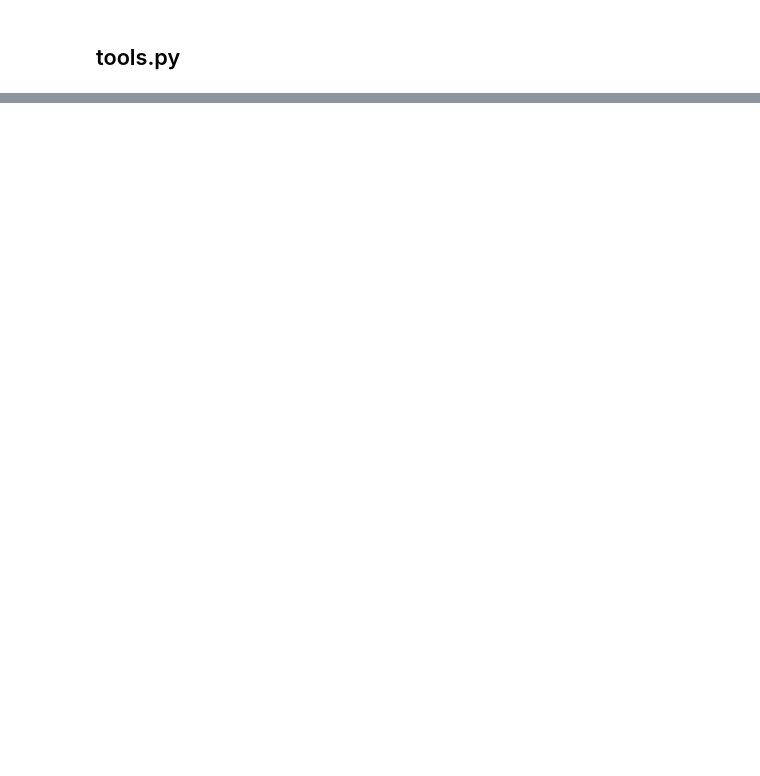
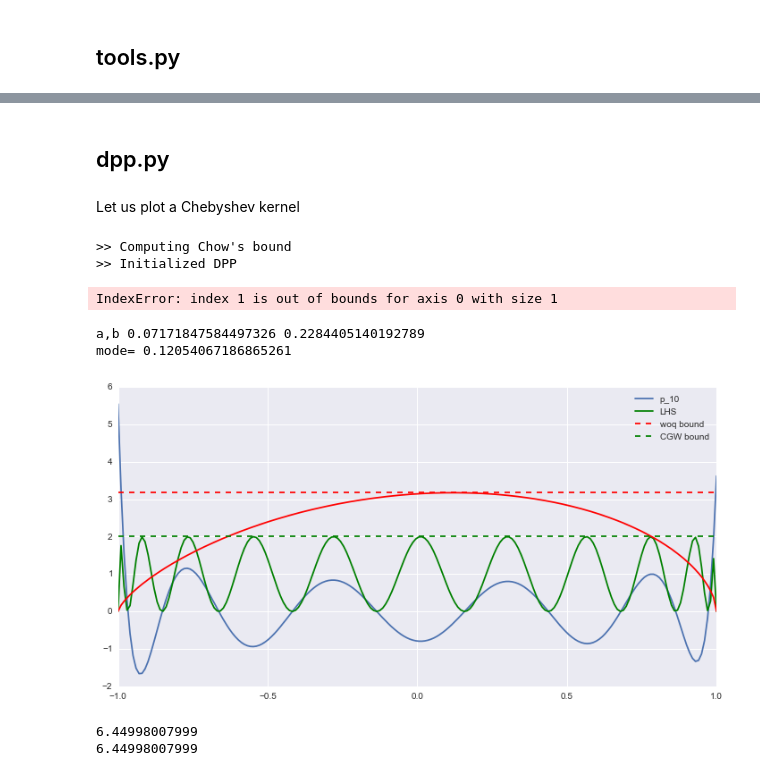
Before and after one commit to rbardenet/dppmc, a Jupyter notebook: dppmc/docs/examples.ipynb, the cells around one changed output, grey strips where cells are left out. Cells and saved outputs as stored; diff of their text form; code cells hidden in the pictures; blank space fills up the shorter version.

```diff
--- a/dppmc/docs/examples.ipynb
+++ b/dppmc/docs/examples.ipynb
@@ -38,0 +70,11 @@ for i in GradedOrder(10, 2):
+# %%
+from tools import rejectionSamplingWithBetaProposal
+# generate some bivariate Gaussian sample
+mu = .1*npr.randn(2)
+Sigma = np.eye(2) + .2*npr.randn(4).reshape((2,2))
+Sigma = .1*(Sigma+Sigma.T)
+# Check Sigma is positive definite
+print(Sigma, npl.eig(Sigma)[0])
+f = lambda x: spst.multivariate_normal(mu, Sigma).pdf(x)
+numSamples = 1000
+x = np.array([rejectionSamplingWithBetaProposal(f, f(0)*100, 2)[0] for _ in range(numSamples)])
@@ -38,0 +99,55 @@ for i in GradedOrder(10, 2):
+# %% [markdown]
+## dpp.py
+# %% [markdown]
+Let us plot a Chebyshev kernel
+# %%
+import dpp as dpplib
+numSamples = 30
+mydpp = dpplib.DPP(numSamples,1,[[-.5,-.5]],"cheby1D")
+# %% [output]
+>> Computing Chow's bound
+>> Initialized DPP
+# %%
+xplot = np.linspace(-1,1,100)
+plt.plot(xplot, [mydpp.CDKernel(np.array(x).reshape((1,)), np.array(x).reshape((1,))) for x in xplot])
+# %% [output]
+IndexError: index 1 is out of bounds for axis 0 with size 1
+# %%
+import scipy.special as sps
+import numpy.random as npr
+a = npr.rand()-.5
+b = npr.rand()-.5
+k = 10
+aa = min(a,b)
+bb = max(a,b)
+print("a,b", aa, bb)
+norm2 = spi.quad(lambda x: (1-x)**aa*(1+x)**bb*sps.jacobi(k,aa,bb,monic=1)(x)**2, -1, 1)[0]
+xplot = np.linspace(-1,1,200)
+p = lambda x: sps.jacobi(k,aa,bb,monic=1)(x)/np.sqrt(norm2)
+plt.plot(xplot, [p(x) for x in xplot], label="p_"+str(k))
+plt.plot(xplot, [np.pi*np.sqrt(1-x**2)*(1-x)**aa*(1+x)**bb*p(x)**2 for x in xplot], label= "LHS", color='g')
+
+mode = (b-a)*1./(a+b+1)
+print("mode=", mode)
+woq = lambda x: np.pi*(1-x)**(a+.5)*(1+x)**(b+.5)
+plt.plot(xplot, woq(xplot), color='r')
+plt.plot([-1,1], woq(mode)*np.ones((2,)), '--', label="woq bound", color='r')
+
+
+# Compute Chow's bound
+logBound = np.log(2) + sps.gammaln(k+aa+bb+1) + sps.gammaln(k+bb+1) - sps.gammaln(k+aa+1) - sps.gammaln(k+1) - 2*bb*np.log(k+(aa+bb+1.)/2)
+plt.plot([-1,1], np.exp(logBound)*np.ones((2,)), '--', label="CGW bound", color='g')
+plt.legend()
+plt.show()
+# %% [output]
+a,b 0.07171847584497326 0.2284405140192789
+mode= 0.12054067186865261
+[figure, added]
+# %%
+N = 10
+theta = .13
+print(N/2. + .5*np.cos((N-1)*theta)*np.sin(N*theta)/np.sin(theta))
+print(np.sum([np.cos(k*theta)**2 for k in range(N)]))
+# %% [output]
+6.44998007999
+6.44998007999
```
Also changed, not shown: parts of 11 cells of this notebook, 10 other files.
